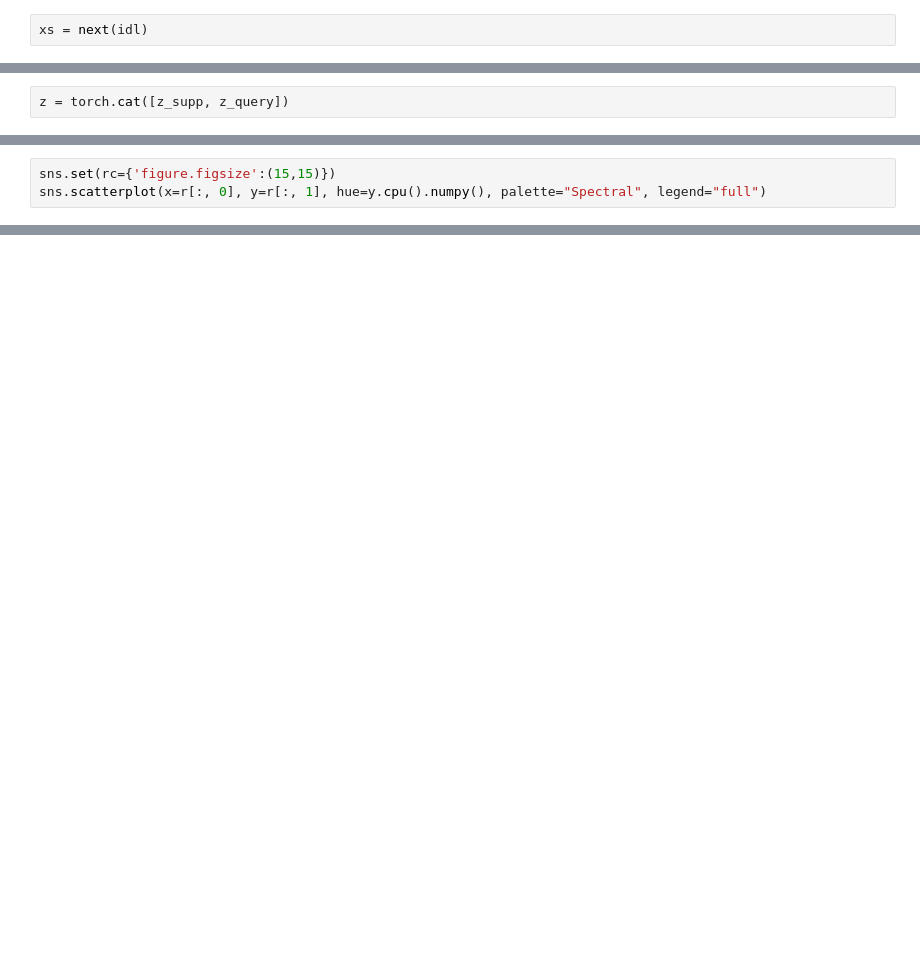
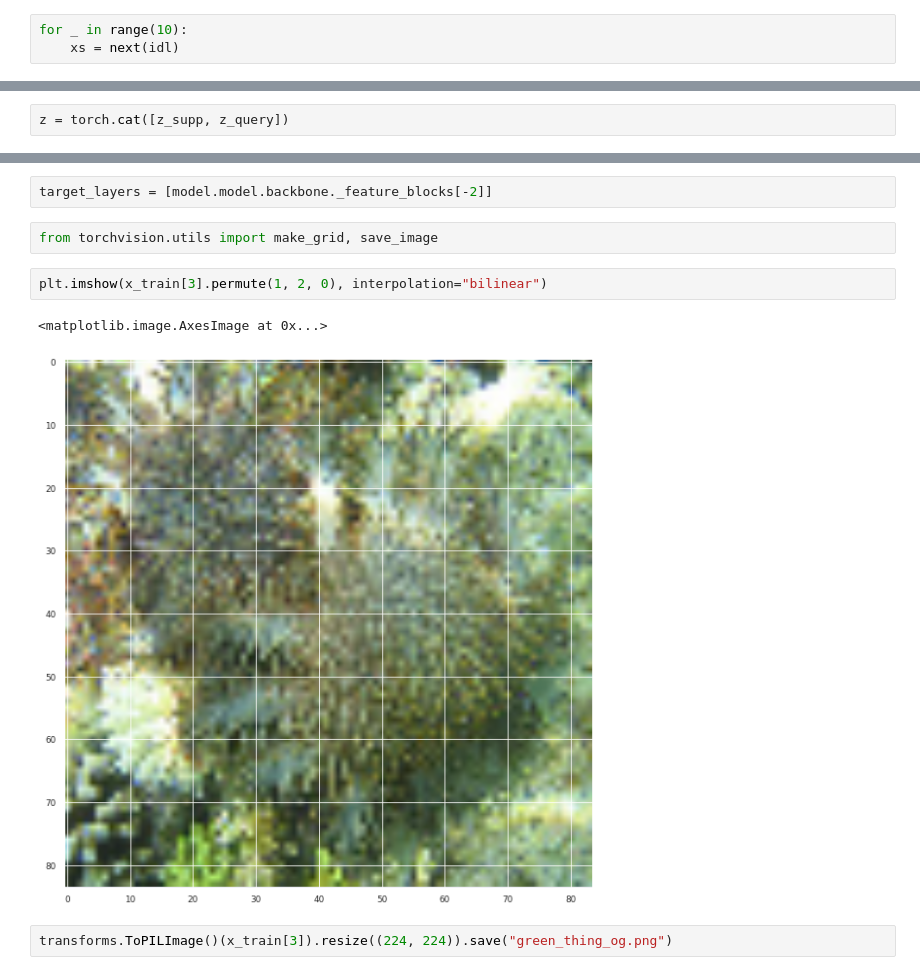
Before and after one commit to ojss/SAMPTransfer, a Jupyter notebook: re_rep_effects.ipynb, the cells around one changed output, grey strips where cells are left out. Saved outputs shown, nothing was run; the diff lists cells and outputs as text; blank space fills up the shorter version.

```diff
--- a/re_rep_effects.ipynb
+++ b/re_rep_effects.ipynb
@@ -161,7 +113,8 @@ Supervised data loader for miniimagenet:test.
 # %%
 idl = iter(dl)
 # %%
-xs = next(idl)
+for _ in range(10):
+    xs = next(idl)
 # %%
 train = xs["train"]
 test = xs["test"]
@@ -214,3 +187,0 @@ r = TSNE().fit_transform(zs.cpu().detach().numpy())
-# %%
-sns.set(rc={'figure.figsize':(15,15)})
-sns.scatterplot(x=r[:, 0], y=r[:, 1], hue=y.cpu().numpy(), palette="Spectral", legend="full")
@@ -234,0 +221,11 @@ selected_id = [16,  6,  9,  3, 21]
+# %%
+target_layers = [model.model.backbone._feature_blocks[-2]]
+# %%
+from torchvision.utils import make_grid, save_image
+# %%
+plt.imshow(x_train[3].permute(1, 2, 0), interpolation="bilinear")
+# %% [output]
+<matplotlib.image.AxesImage at 0x...>
+[figure, added]
+# %%
+transforms.ToPILImage()(x_train[3]).resize((224, 224)).save("green_thing_og.png")
```
Also changed, not shown: parts of 91 cells of this notebook.
